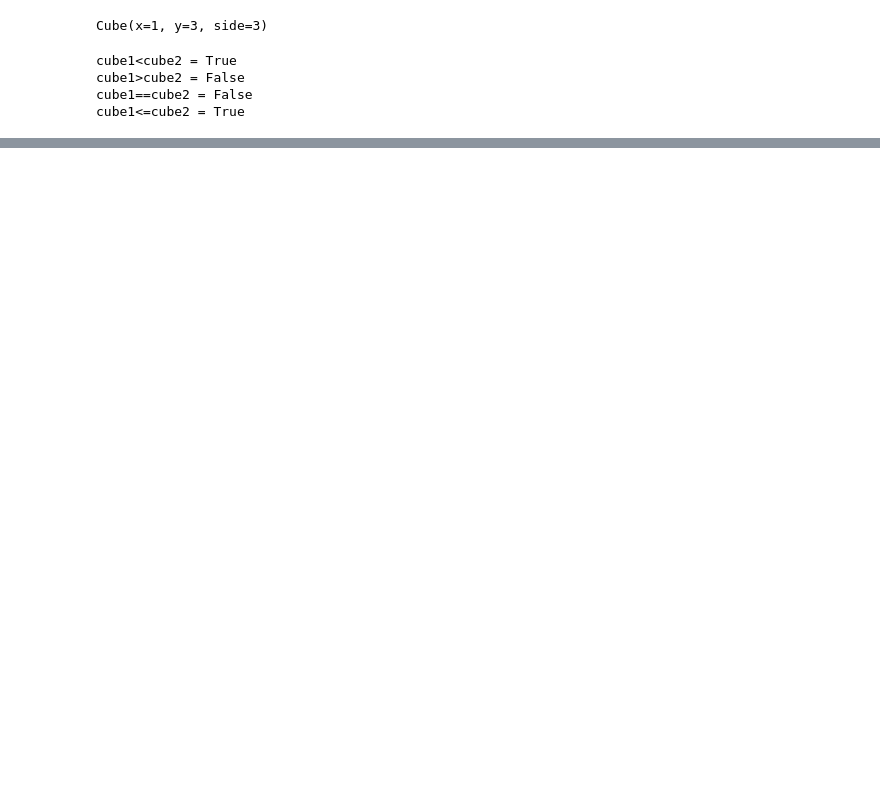
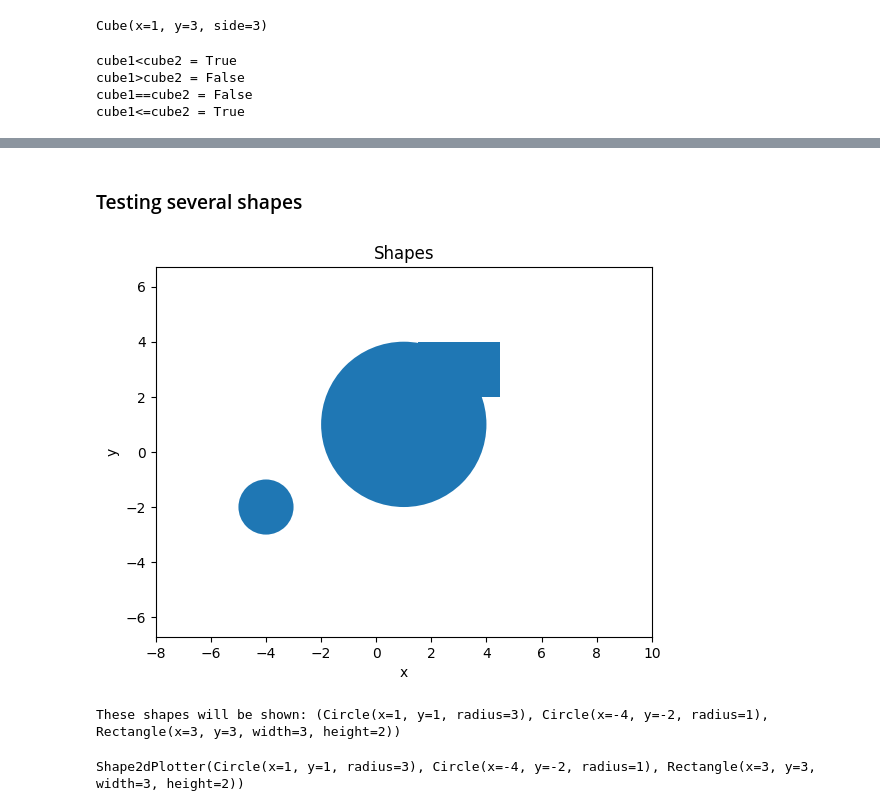
Before and after one commit to Anja-Sche/Lab2_Anja_Scherwall, a Jupyter notebook: manual_testing.ipynb, the cells around one changed output, grey strips where cells are left out. Drawn from its saved outputs; the diff is of its cells as text; code cells hidden in the pictures; blank space fills up the shorter version.

```diff
--- a/manual_testing.ipynb
+++ b/manual_testing.ipynb
@@ -218,0 +232,16 @@ cube1<=cube2 = True
+# %% [markdown]
+### Testing several shapes
+# %%
+circle7 = Circle(-4,-2, 1)
+plotting2 = Shape2dPlotter(circle4, circle7, rectangle1)
+
+plotting2.plot()
+# %% [output]
+[figure, added]
+# %%
+# testing __str__ and __repr__
+print(plotting2)
+plotting2
+# %% [output]
+These shapes will be shown: (Circle(x=1, y=1, radius=3), Circle(x=-4, y=-2, radius=1), Rectangle(x=3, y=3, width=3, height=2))
+Shape2dPlotter(Circle(x=1, y=1, radius=3), Circle(x=-4, y=-2, radius=1), Rectangle(x=3, y=3, width=3, height=2))
```
Also changed, not shown: parts of 10 cells of this notebook, 6 other files.
